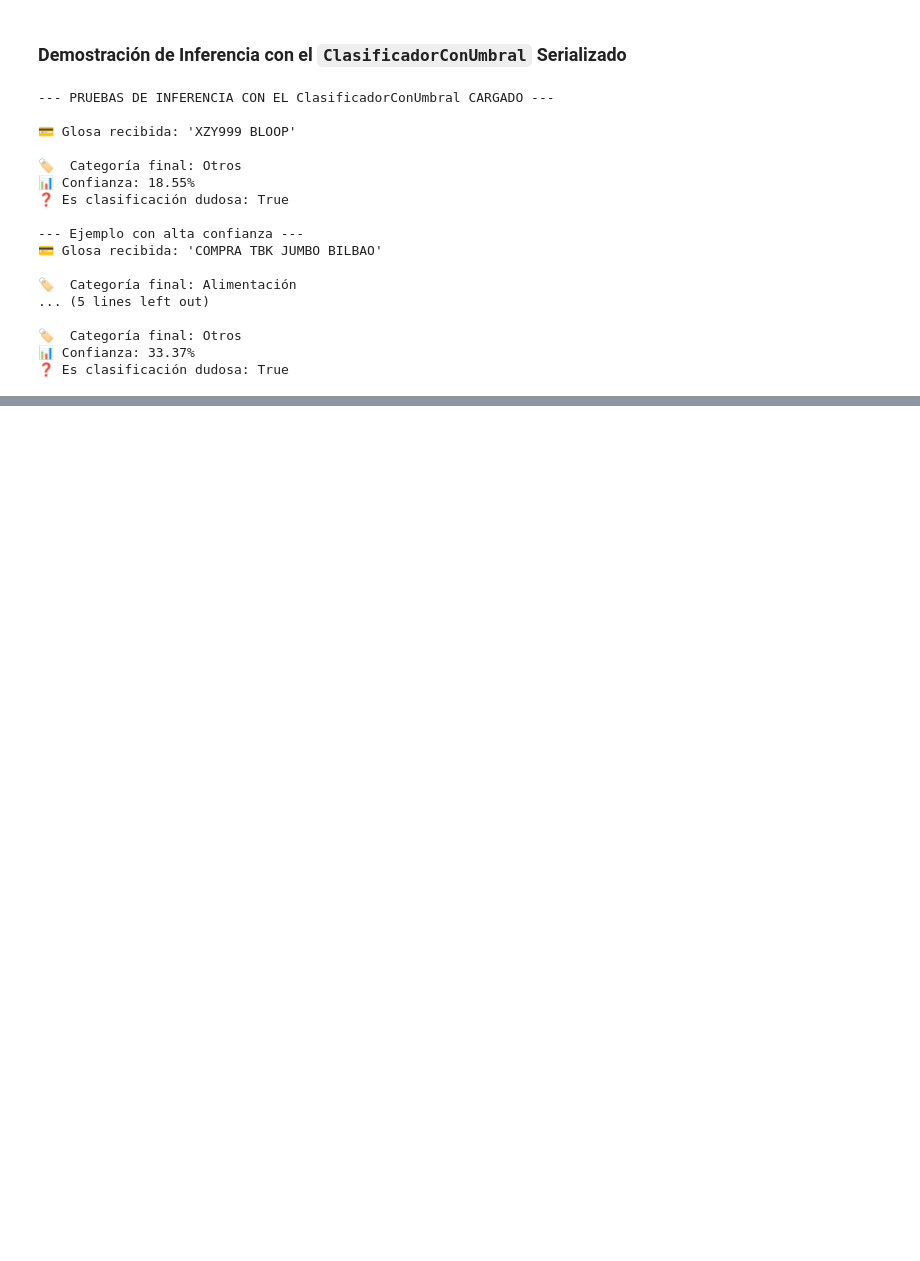
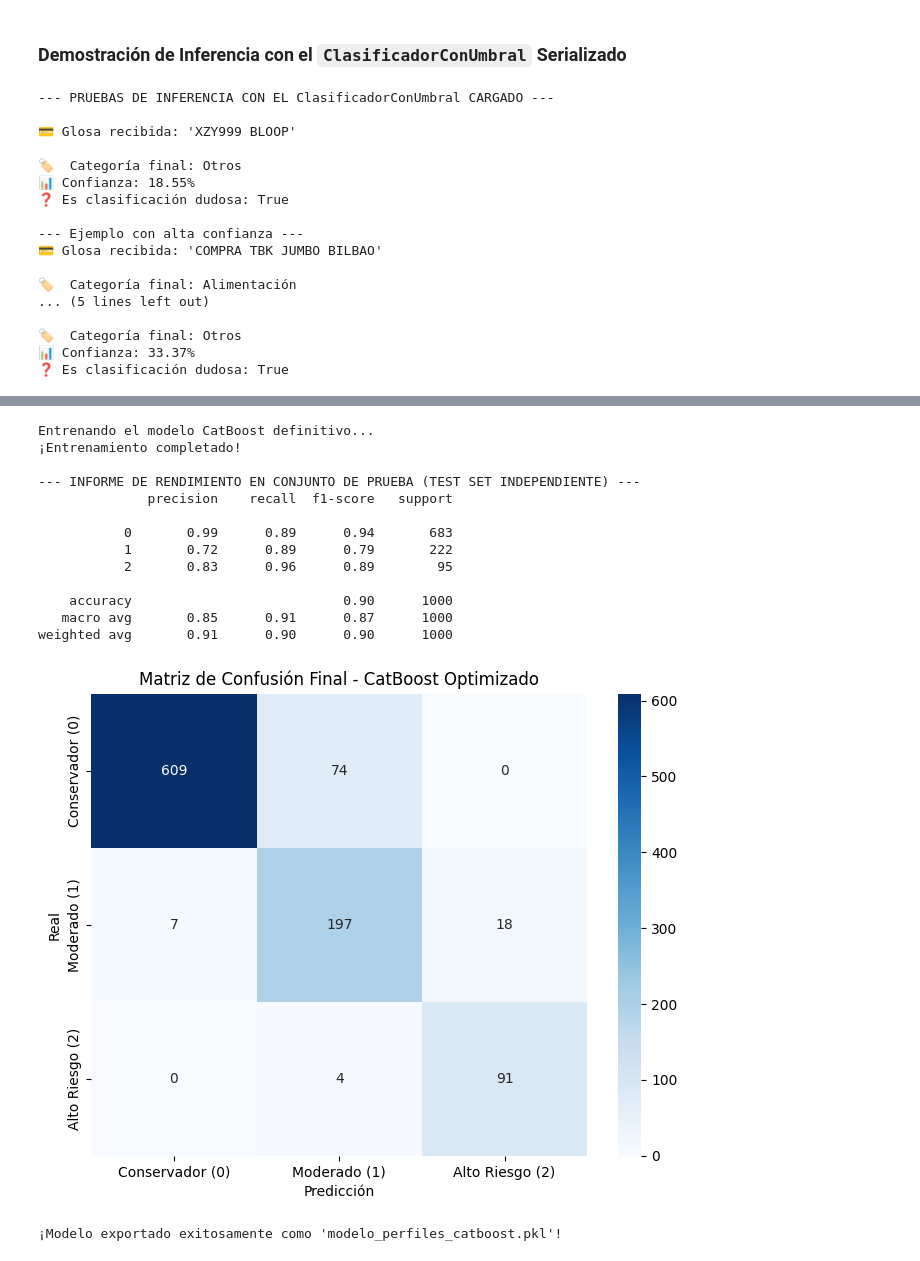
Before and after one commit to No-Country-simulation/G9-LATAM-Team-59, a Jupyter notebook: python/01_desarrollo_y_experimentacion_ml.ipynb, the cells around one changed output, grey strips where cells are left out. Drawn from its saved outputs; the diff is of its cells as text; code cells hidden in the pictures; blank space fills up the shorter version.

```diff
--- a/python/01_desarrollo_y_experimentacion_ml.ipynb
+++ b/python/01_desarrollo_y_experimentacion_ml.ipynb
@@ -3238,0 +3592,70 @@ print(f"❓ Es clasificación dudosa: {prediccion_ambigua_test['es_clasificacion
+# %%
+import catboost as cb
+import joblib
+import matplotlib.pyplot as plt
+import seaborn as sns
+from sklearn.metrics import classification_report, confusion_matrix
+
+# 1. Recrear el modelo ganador utilizando los mejores parámetros sugeridos por Optuna
+best_params = {
+    "iterations": study.best_params["cb_iterations"],
+    "depth": study.best_params["cb_depth"],
+    "learning_rate": study.best_params["cb_lr"],
+    "l2_leaf_reg": study.best_params["cb_l2"],
+    "thread_count": -1,
+    "random_seed": 42,
+    "verbose": 0,
+}
+
+print("Entrenando el modelo CatBoost definitivo...")
+modelo_final = cb.CatBoostClassifier(**best_params)
+modelo_final.fit(X_train_res, y_train_res)
+print("¡Entrenamiento completado!")
+
+# 2. Predicción en el conjunto de prueba no visto (X_test, y_test)
+y_pred = modelo_final.predict(X_test).ravel()
+
+print(
+    "\n--- INFORME DE RENDIMIENTO EN CONJUNTO DE PRUEBA (TEST SET INDEPENDIENTE) ---"
+)
+print(classification_report(y_test, y_pred))
+
+# 3. Matriz de Confusión
+nombres_clases = ["Conservador (0)", "Moderado (1)", "Alto Riesgo (2)"]
+
+fig, ax = plt.subplots(figsize=(8, 6))
+sns.heatmap(
+    confusion_matrix(y_test, y_pred),
+    annot=True,
+    fmt="d",
+    cmap="Blues",
+    xticklabels=nombres_clases,
+    yticklabels=nombres_clases,
+    ax=ax,
+)
+ax.set_xlabel("Predicción")
+ax.set_ylabel("Real")
+ax.set_title("Matriz de Confusión Final - CatBoost Optimizado")
+plt.show()
+
+# 4. Guardar el artefacto para producción
+joblib.dump(modelo_final, "modelo_perfiles_catboost.pkl")
+print(
+    "\n¡Modelo exportado exitosamente como 'modelo_perfiles_catboost.pkl'!"
+)
+# %% [output]
+Entrenando el modelo CatBoost definitivo...
+¡Entrenamiento completado!
+
+--- INFORME DE RENDIMIENTO EN CONJUNTO DE PRUEBA (TEST SET INDEPENDIENTE) ---
+              precision    recall  f1-score   support
+
+           0       0.99      0.89      0.94       683
+           1       0.72      0.89      0.79       222
+           2       0.83      0.96      0.89        95
+
+    accuracy                           0.90      1000
+   macro avg       0.85      0.91      0.87      1000
+weighted avg       0.91      0.90      0.90      1000
+[figure, added]
+¡Modelo exportado exitosamente como 'modelo_perfiles_catboost.pkl'!
```
Also changed, not shown: parts of 21 cells of this notebook.
